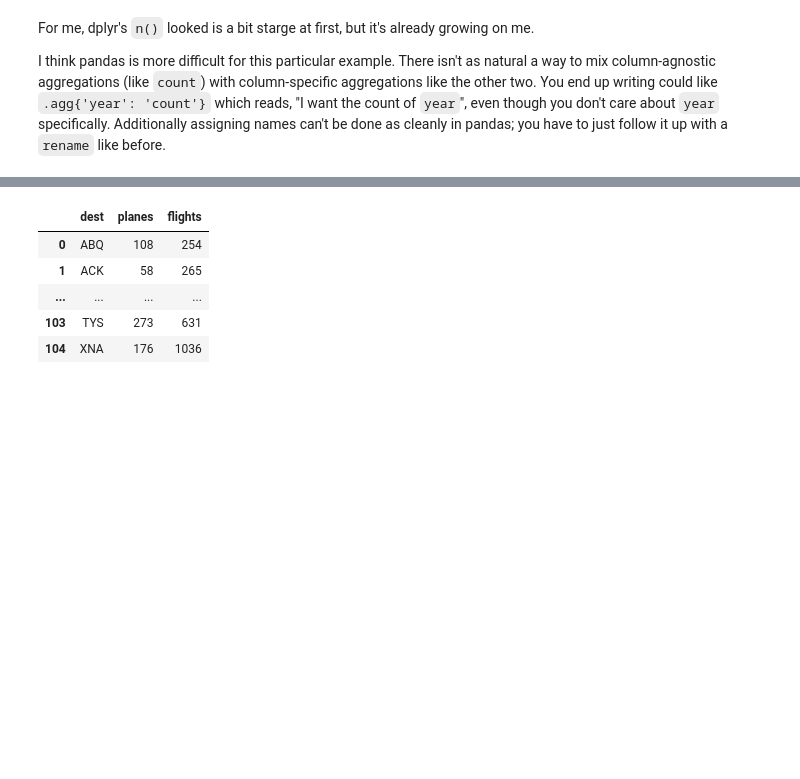
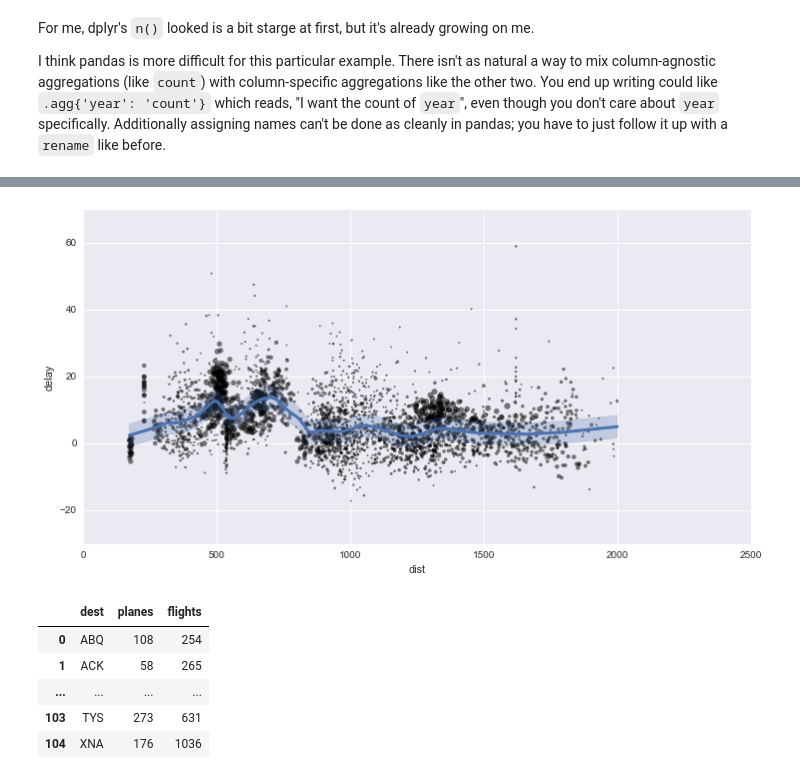
Before and after one commit to winpython/winpython_afterdoc, a Jupyter notebook: docs/FlavorR/dplyr_pandas.ipynb, the cells around one changed output, grey strips where cells are left out. Drawn from its saved outputs; the diff is of its cells as text; code cells hidden in the pictures; blank space fills up the shorter version.

```diff
--- a/docs/FlavorR/dplyr_pandas.ipynb
+++ b/docs/FlavorR/dplyr_pandas.ipynb
@@ -566,3 +604,12 @@ Additionally assigning names can't be done as cleanly in pandas; you have to jus
+# %%
+smooth = sm.nonparametric.lowess(delay.delay, delay.dist, frac=1/8)
+ax = delay.plot(kind='scatter', x='dist', y = 'delay', figsize=(12, 6),
+                color='k', alpha=.5, s=delay['count'] / 10)
+ax.plot(smooth[:, 0], smooth[:, 1], linewidth=3);
+std = smooth[:, 1].std()
+ax.fill_between(smooth[:, 0], smooth[:, 1] - std, smooth[:, 1] + std, alpha=.25);
+# %% [output]
+[figure, added]
 # %%
 %R destinations <- group_by(flights, dest)
 %R summarise(destinations, planes = n_distinct(tailnum), flights = n())
```
Also changed, not shown: parts of 19 cells of this notebook, 2 other files.
